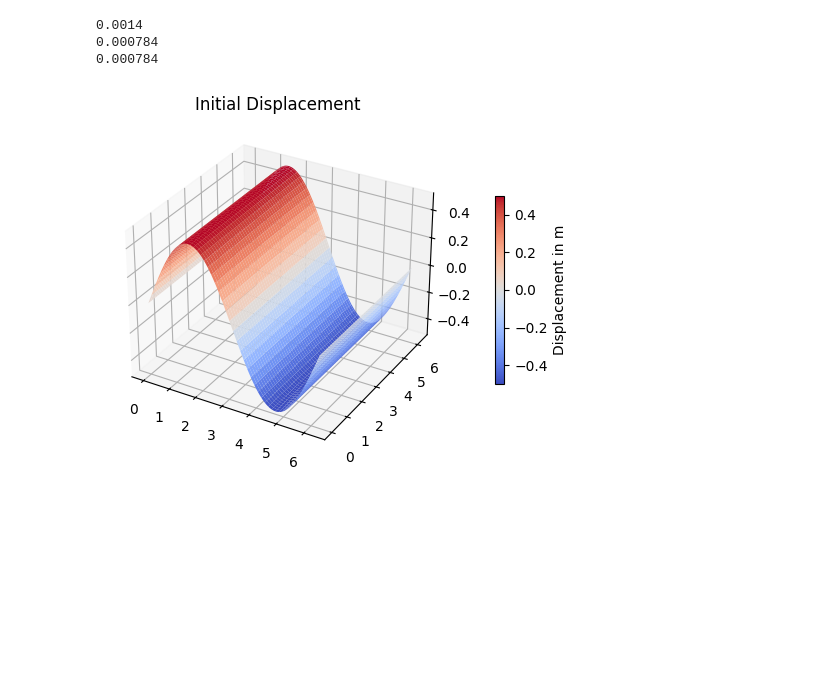
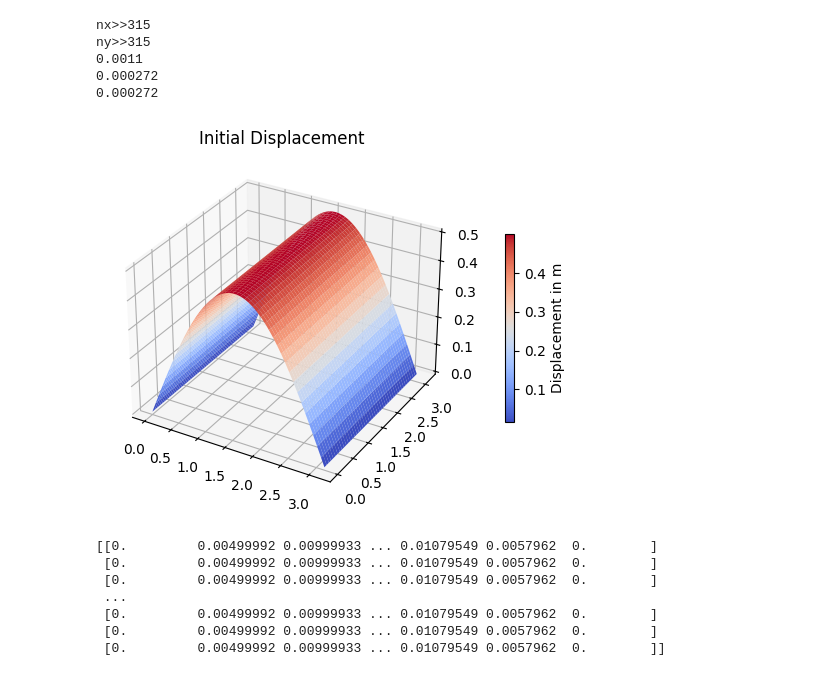
Before and after one commit to tharani2503/Mathematical-Modelling-of-Physical-Systems, a Jupyter notebook: Vibration_of_a_2D_Thin_Plate/Vibration_of_plate.ipynb, the cells around one changed output. Saved outputs shown, nothing was run; the diff lists cells and outputs as text; code cells hidden in the pictures; blank space fills up the shorter version.

```diff
--- a/Vibration_of_a_2D_Thin_Plate/Vibration_of_plate.ipynb
+++ b/Vibration_of_a_2D_Thin_Plate/Vibration_of_plate.ipynb
@@ -5,52 +5,70 @@ import matplotlib.animation as animation
 import numpy as np
 
 ## Plate dimensions in Meters
-X=2*np.pi
-Y=2*np.pi
+X=round(np.pi,2)
+Y=round(np.pi,2)
 ## Simulations Parameters
 #mesh size
-del_x=0.01
-del_y=0.01
-h=0.01
+nx=int(100*X )+1
+ny=int(100*Y) +1
+del_x=X/(100*X)
+del_y=Y/(100*Y)
+print(f'nx>>{nx}')
+print(f'ny>>{ny}')
+del_m=del_x
 #material properties
 E=3e+4
 nu=0.3
 G=E/((1-nu)*2)
 Rho=11000
 #speed of wave in medium
 ws=(G/Rho)**0.5
 # Simulation time in S
-c=0.2
-delt= round(c*h/ws,4)
+c=0.15
+delt= round(c*del_m/ws,4)
 print(delt)
 tot_time=20
 rx= round(((c*delt)/del_x)**2,6)
 ry= round(((c*delt)/del_y)**2,6)
 print(rx)
 print(ry)
 
 ## grid_points
-x=np.linspace(0,X,100)
-y=np.linspace(0,Y,100)
+x=np.linspace(0,X,nx)
+y=np.linspace(0,Y,ny)
 a,b=np.meshgrid(x,y)
 
 ## Initial Condition
 Z=np.sin(a)/2
+Z[:,-1]=0
 Z_previ=Z
 Z_crnt=Z_previ
-Z_next=np.zeros([100,100])
+Z_next=np.zeros([315,315])
 Z_displacement=[]
 ## Plot Initial Condition
-fig=plt.figure(figsize=(5,5))
-ax=fig.add_subplot(111, projection="3d")
+fig1=plt.figure(figsize=(5,5))
+ax=fig1.add_subplot(111, projection="3d")
 surf=ax.plot_surface(a,b,Z,cmap="coolwarm")
-fig.colorbar(surf,ax=ax,label="Displacement in m",shrink=0.4,pad=0.1)
+fig1.colorbar(surf,ax=ax,label="Displacement in m",shrink=0.4,pad=0.1)
 
 plt.title("Initial Displacement")
 plt.tight_layout()
 plt.show()
+
+# f1=open("z_displacement.txt", "w" )
+# for i in range(len(Z))
+print(Z)
 # %% [output]
-0.0014
-0.000784
-0.000784
+nx>>315
+ny>>315
+0.0011
+0.000272
+0.000272
-[figure, old version]
+[figure, new version]
+[[0.         0.00499992 0.00999933 ... 0.01079549 0.0057962  0.        ]
+ [0.         0.00499992 0.00999933 ... 0.01079549 0.0057962  0.        ]
+ [0.         0.00499992 0.00999933 ... 0.01079549 0.0057962  0.        ]
+ ...
+ [0.         0.00499992 0.00999933 ... 0.01079549 0.0057962  0.        ]
+ [0.         0.00499992 0.00999933 ... 0.01079549 0.0057962  0.        ]
+ [0.         0.00499992 0.00999933 ... 0.01079549 0.0057962  0.        ]]
```
Also changed, not shown: parts of 4 cells of this notebook, 4 other files.
